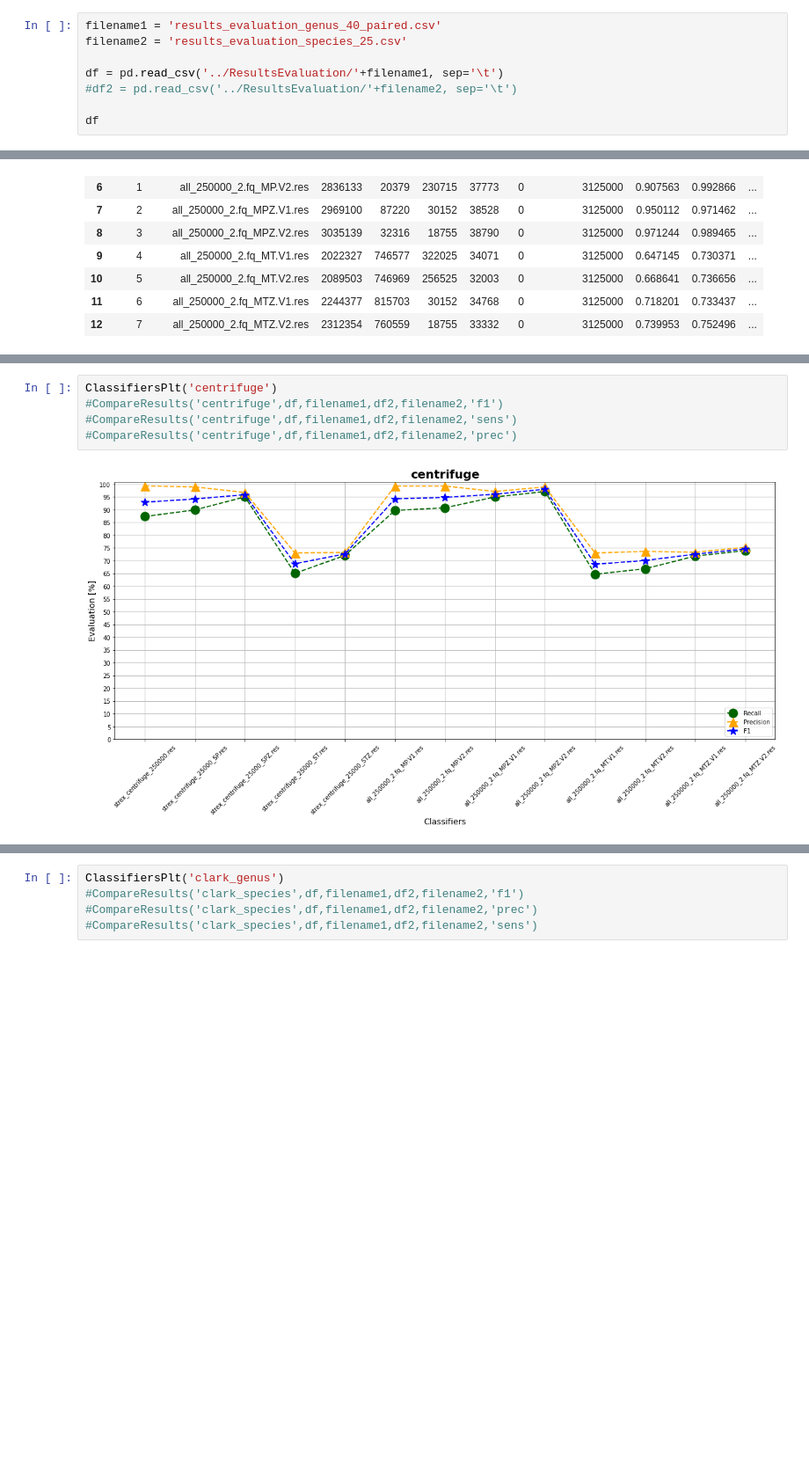
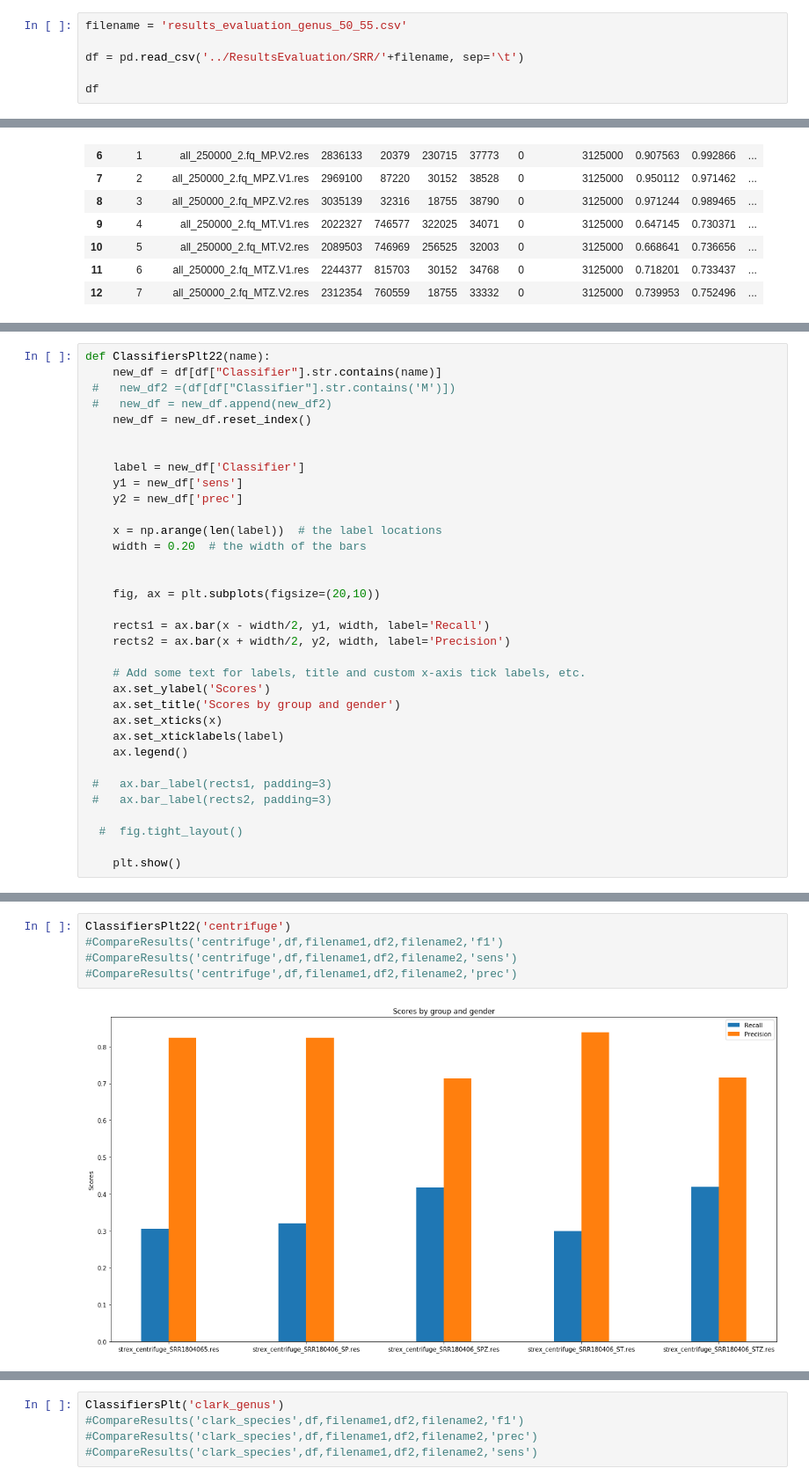
Before and after one commit to leonardoagg/Bioinformatics-Project, a Jupyter notebook: Analysis/ResultsEvaluationAnalysis.ipynb, the cells around one changed output, grey strips where cells are left out. Shown at 88% size. Cells and saved outputs as stored; diff of their text form; blank space fills up the shorter version.

```diff
--- a/Analysis/ResultsEvaluationAnalysis.ipynb
+++ b/Analysis/ResultsEvaluationAnalysis.ipynb
@@ -3,11 +3,9 @@ import pandas as pd
 import matplotlib.pyplot as plt
 import numpy as np
 # %%
-filename1 = 'results_evaluation_genus_40_paired.csv'
-filename2 = 'results_evaluation_species_25.csv'
+filename = 'results_evaluation_genus_50_55.csv'
 
-df = pd.read_csv('../ResultsEvaluation/'+filename1, sep='\t')
-#df2 = pd.read_csv('../ResultsEvaluation/'+filename2, sep='\t')
+df = pd.read_csv('../ResultsEvaluation/SRR/'+filename, sep='\t')
 
 df
 # %% [output]
@@ -109,6 +107,40 @@ def ClassifiersPlt(name):
     plt.ylabel('Evaluation [%]',fontsize=14)
 
     plt.title(name,fontweight='bold',fontsize=20)
+# %%
+def ClassifiersPlt22(name):
+    new_df = df[df["Classifier"].str.contains(name)]
+ #   new_df2 =(df[df["Classifier"].str.contains('M')])
+ #   new_df = new_df.append(new_df2)
+    new_df = new_df.reset_index()
+
+
+    label = new_df['Classifier']
+    y1 = new_df['sens']
+    y2 = new_df['prec']
+
+    x = np.arange(len(label))  # the label locations
+    width = 0.20  # the width of the bars
+
+
+    fig, ax = plt.subplots(figsize=(20,10))
+
+    rects1 = ax.bar(x - width/2, y1, width, label='Recall')
+    rects2 = ax.bar(x + width/2, y2, width, label='Precision')
+
+    # Add some text for labels, title and custom x-axis tick labels, etc.
+    ax.set_ylabel('Scores')
+    ax.set_title('Scores by group and gender')
+    ax.set_xticks(x)
+    ax.set_xticklabels(label)
+    ax.legend()
+
+ #   ax.bar_label(rects1, padding=3)
+ #   ax.bar_label(rects2, padding=3)
+
+  #  fig.tight_layout()
+
+    plt.show()
 # %%
 def CompareResults(name, df1, filename1, df2, filename2, column):
 
@@ -140,12 +172,12 @@ def CompareResults(name, df1, filename1, df2, filename2, column):
 
     plt.title(name,fontweight='bold',fontsize=20)
 # %%
-ClassifiersPlt('centrifuge')
+ClassifiersPlt22('centrifuge')
 #CompareResults('centrifuge',df,filename1,df2,filename2,'f1')
 #CompareResults('centrifuge',df,filename1,df2,filename2,'sens')
 #CompareResults('centrifuge',df,filename1,df2,filename2,'prec')
 # %% [output]
-[figure, old version]
+[figure, new version]
 # %%
 ClassifiersPlt('kraken1')
 #CompareResults('kraken1',df,filename1,df2,filename2,'f1')
```
Also changed, not shown: parts of 4 cells of this notebook, 39 other files.
